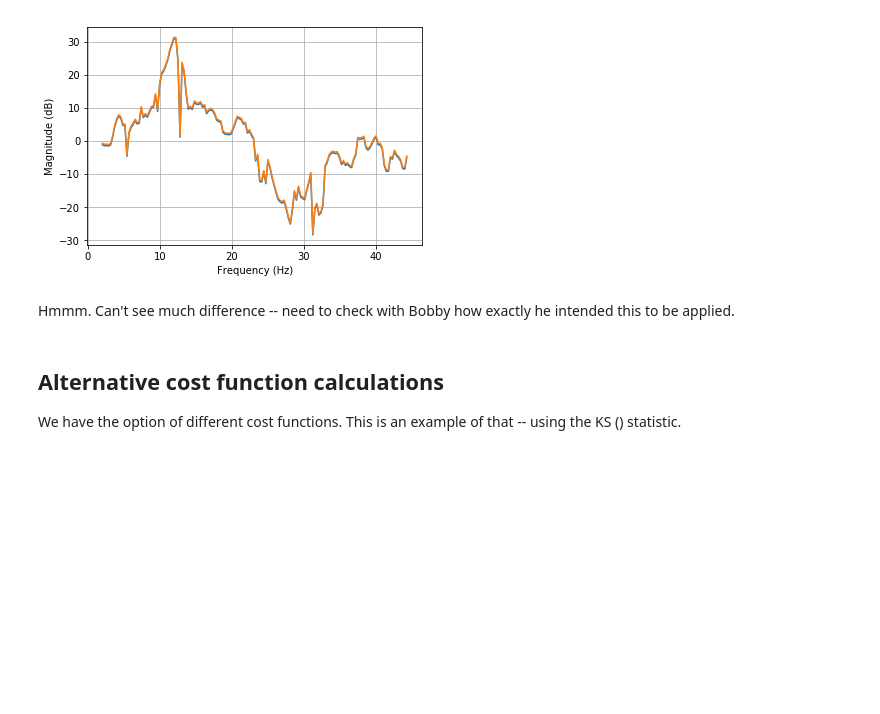
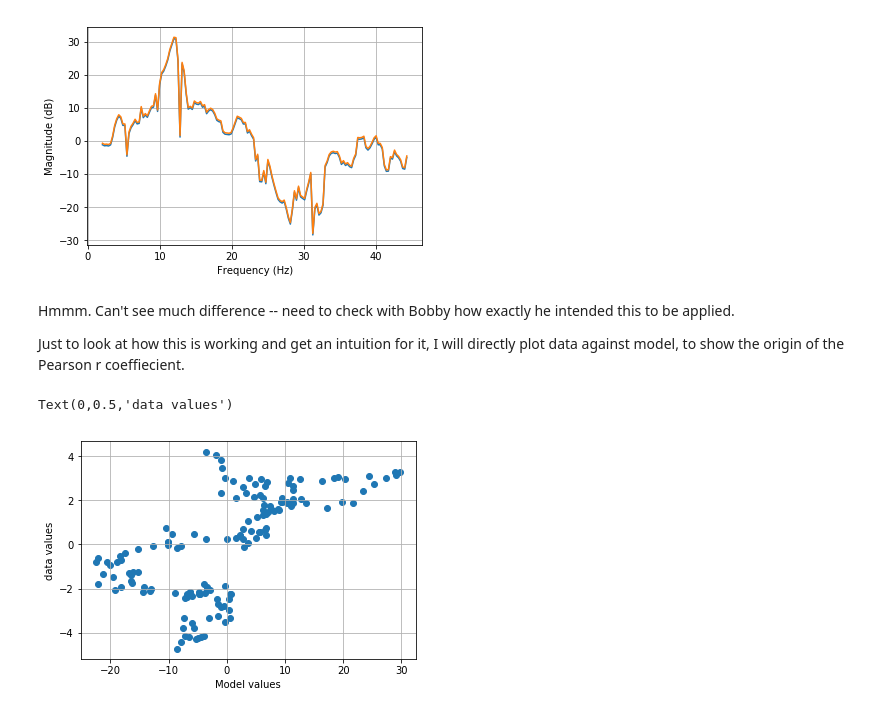
Before and after one commit to Raj-Lab-UCSF/spectrome, a Jupyter notebook: SCFC-spectral-python/SCFC/notebooks/Cost-functions.ipynb, the cells around one changed output. Drawn from its saved outputs; the diff is of its cells as text; code cells hidden in the pictures; blank space fills up the shorter version.

```diff
--- a/SCFC-spectral-python/SCFC/notebooks/Cost-functions.ipynb
+++ b/SCFC-spectral-python/SCFC/notebooks/Cost-functions.ipynb
@@ -400,7 +400,14 @@ Text(0,0.5,'Magnitude (dB)')
 [figure]
 # %% [markdown]
 Hmmm. Can't see much difference -- need to check with Bobby how exactly he intended this to be applied.
+
+Just to look at how this is working and get an intuition for it, I will directly plot data against model, to show the origin of the Pearson r coeffiecient.
-# %% [markdown]
-## Alternative cost function calculations
-
-We have the option of different cost functions. This is an example of that -- using the KS () statistic.
+# %%
+fig11 = mpl.figure(num=5, figsize = (6,4))
+mpl.scatter(qmodel2, testdata2)
+mpl.grid(True)
+mpl.xlabel('Model values')
+mpl.ylabel('data values')
+# %% [output]
+Text(0,0.5,'data values')
+[figure, added]
```
Also changed, not shown: parts of 12 cells of this notebook.
